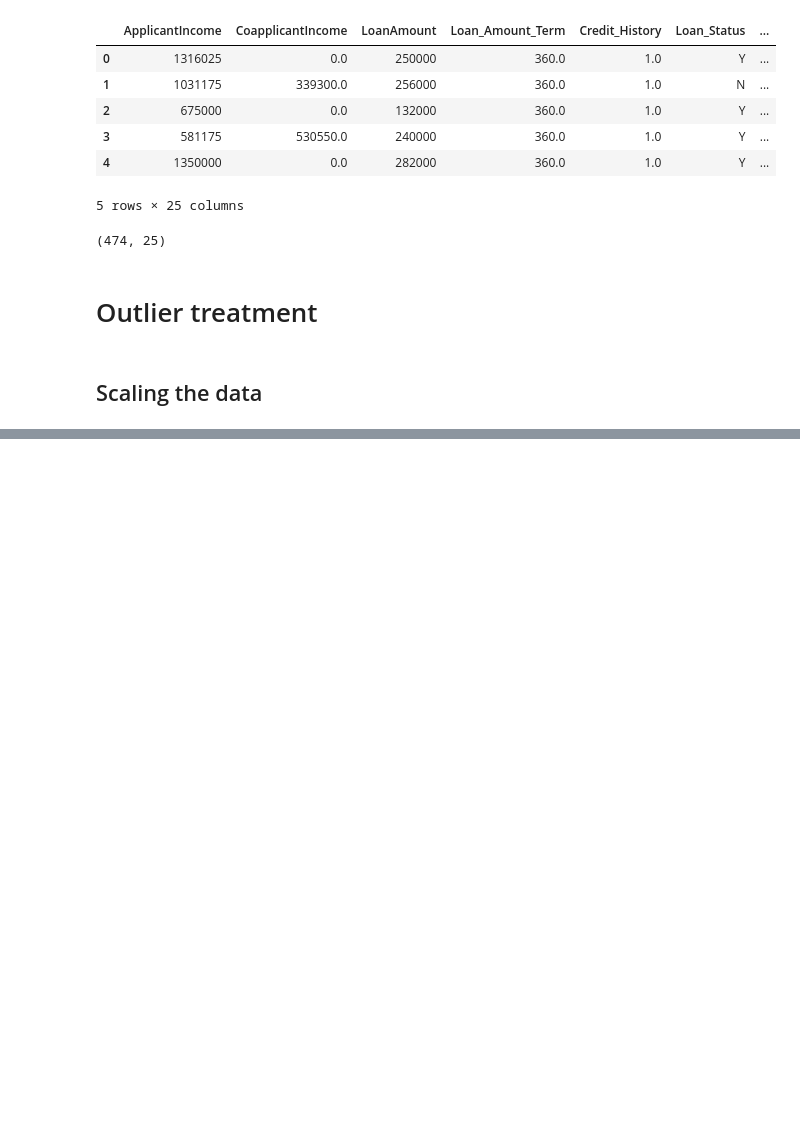
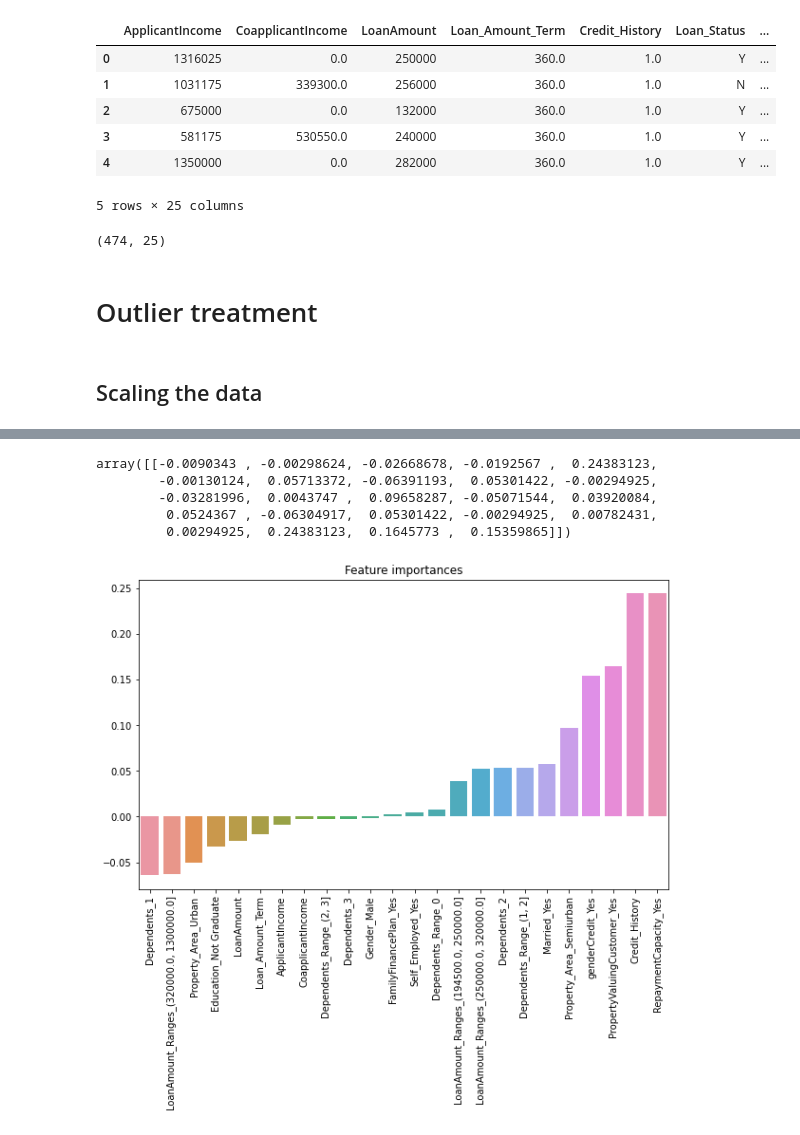
Before and after one commit to proton029/InternshipDataScience_banking, a Jupyter notebook: Data_Analytics.ipynb, the cells around one changed output, grey strips where cells are left out. Drawn from its saved outputs; the diff is of its cells as text; code cells hidden in the pictures; blank space fills up the shorter version.

```diff
--- a/Data_Analytics.ipynb
+++ b/Data_Analytics.ipynb
@@ -967,0 +974,4 @@ df2.head()
+# %%
+logModel=LogisticRegressionCV()
+# %%
+logModel.fit(X_train_scaled,y_train)
@@ -967,0 +1006,19 @@ df2.head()
+# %%
+logModel.coef_
+# %% [output]
+array([[-0.0090343 , -0.00298624, -0.02668678, -0.0192567 ,  0.24383123,
+        -0.00130124,  0.05713372, -0.06391193,  0.05301422, -0.00294925,
+        -0.03281996,  0.0043747 ,  0.09658287, -0.05071544,  0.03920084,
+         0.0524367 , -0.06304917,  0.05301422, -0.00294925,  0.00782431,
+         0.00294925,  0.24383123,  0.1645773 ,  0.15359865]])
+# %%
+coefs = pd.Series(index=X.columns,data=logModel.coef_[0])
+# %%
+coefs = coefs.sort_values()
+# %%
+plt.figure(figsize=(10,6))
+sns.barplot(x=coefs.index,y=coefs.values);
+plt.title('Feature importances');
+plt.xticks(rotation=90);
+# %% [output]
+[figure, added]
```
Also changed, not shown: parts of 80 cells of this notebook.
